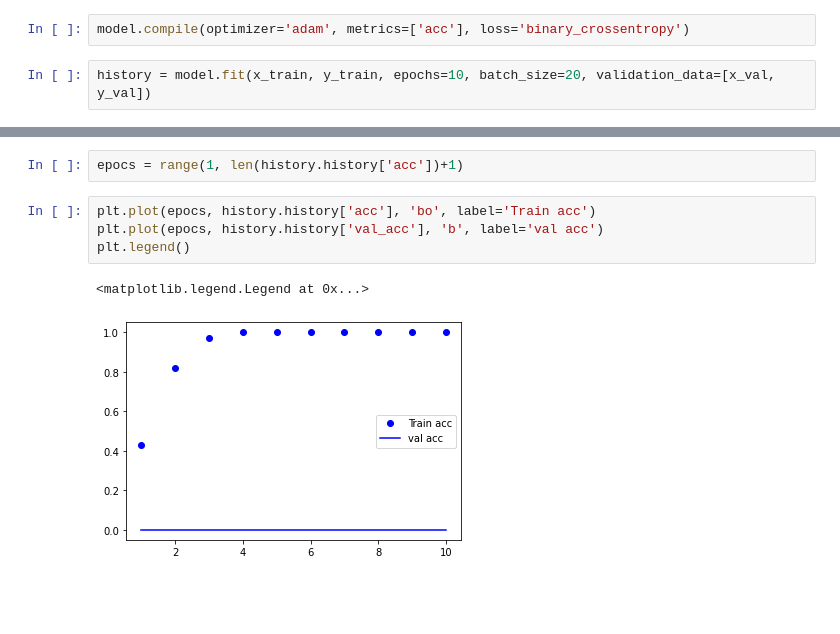
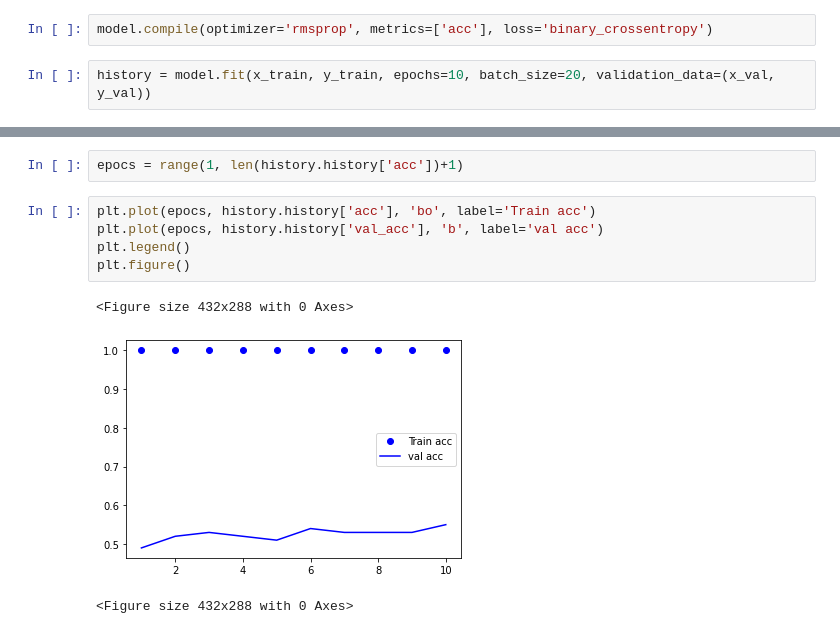
Before and after one commit to dinesh-kumar-11/machinelearning-notebooks, a Jupyter notebook: text-deeplearning/imdb-nlp.ipynb, the cells around one changed output, grey strips where cells are left out. Drawn from its saved outputs; the diff is of its cells as text; blank space fills up the shorter version.

```diff
--- a/text-deeplearning/imdb-nlp.ipynb
+++ b/text-deeplearning/imdb-nlp.ipynb
@@ -164,8 +202,8 @@ model.layers[0].trainable = False
 # %% [markdown]
 Additionally, you’ll freeze the Embedding layer (set its trainable attribute to False), following the same rationale you’re already familiar with in the context of pretrained convnet features: when parts of a model are pretrained (like your Embedding layer) and parts are randomly initialized (like your classifier), the pretrained parts shouldn’t be updated during training, to avoid forgetting what they already know. The large gradient updates triggered by the randomly initialized layers would be disruptive to the already-learned features.
 # %%
-model.compile(optimizer='adam', metrics=['acc'], loss='binary_crossentropy')
+model.compile(optimizer='rmsprop', metrics=['acc'], loss='binary_crossentropy')
 # %%
-history = model.fit(x_train, y_train, epochs=10, batch_size=20, validation_data=[x_val, y_val])
+history = model.fit(x_train, y_train, epochs=10, batch_size=20, validation_data=(x_val, y_val))
 # %% [output]
 Epoch 1/10
@@ -197,7 +235,9 @@ epocs = range(1, len(history.history['acc'])+1)
 # %%
 plt.plot(epocs, history.history['acc'], 'bo', label='Train acc')
 plt.plot(epocs, history.history['val_acc'], 'b', label='val acc')
 plt.legend()
+plt.figure()
 # %% [output]
-<matplotlib.legend.Legend at 0x...>
+<Figure size 432x288 with 0 Axes>
-[figure, old version]
+[figure, new version]
+<Figure size 432x288 with 0 Axes>
```
Also changed, not shown: parts of 11 cells of this notebook.
